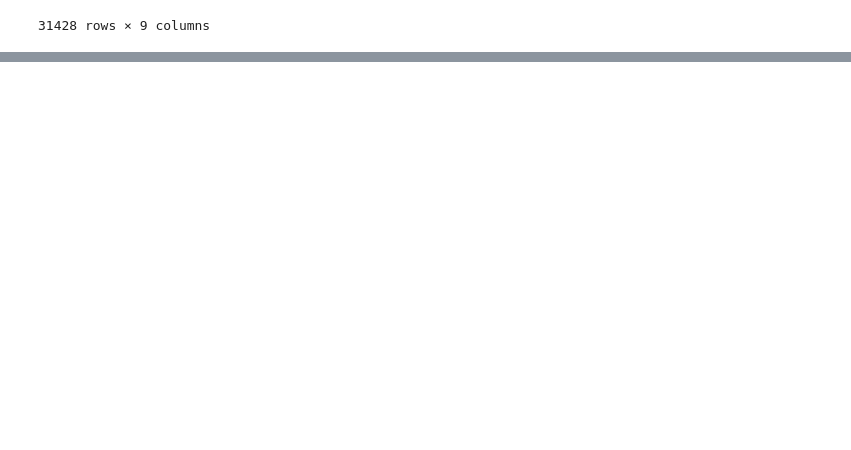
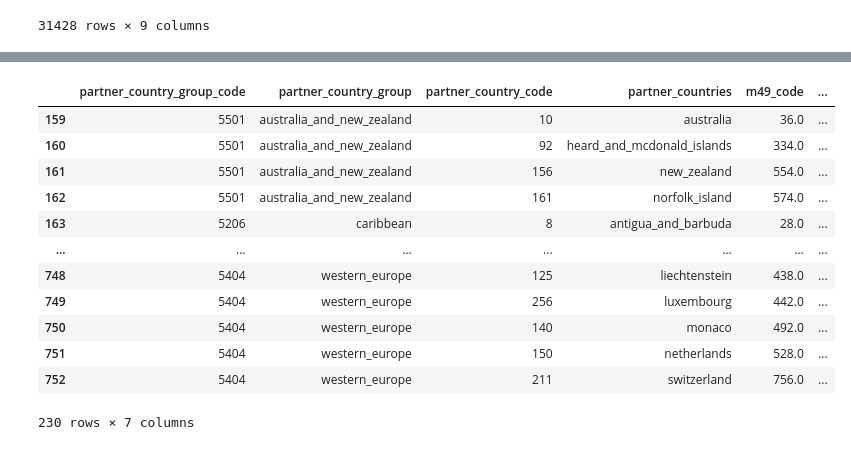
Before and after one commit to RolaMmss/D-couvrez-pandas-avec-le-jeu-de-donn-es-de-la-FAO, a Jupyter notebook: FAOProjetPandas.ipynb, the cells around one changed output, grey strips where cells are left out. Saved outputs shown, nothing was run; the diff lists cells and outputs as text; code cells hidden in the pictures; blank space fills up the shorter version.

```diff
--- a/FAOProjetPandas.ipynb
+++ b/FAOProjetPandas.ipynb
@@ -6,6 +7,8 @@ import matplotlib.pyplot as plt
 df_pop = pd.read_csv('df_pop.csv')
 df_anim = pd.read_csv('df_anim.csv')
 df_veg = pd.read_csv('df_veg.csv')
+df_zone = pd.read_csv('df_zone.csv')
+df_regions_countries = pd.read_csv('df_regions_countries.csv')
 # %% [markdown]
 FBS : Bilans Alimentaires: Bilans Alimentaires (2010-)
 # %%
@@ -13,6 +16,10 @@ FBS : Bilans Alimentaires: Bilans Alimentaires (2010-)
 df_pop.columns = df_pop.columns.str.strip().str.lower().str.replace(' ', '_')
 df_anim.columns = df_anim.columns.str.strip().str.lower().str.replace(' ', '_')
 df_veg.columns = df_veg.columns.str.strip().str.lower().str.replace(' ', '_')
+df_zone.columns = df_zone.columns.str.strip().str.lower().str.replace(' ', '_')
+df_regions_countries.columns  = df_regions_countries.columns.str.strip().str.lower().str.replace(' ', '_')
+df_regions_countries.partner_country_group  = df_regions_countries.partner_country_group.str.strip().str.lower().str.replace(' ', '_')
+df_regions_countries.partner_countries = df_regions_countries.partner_countries.str.strip().str.lower().str.replace(' ', '_')
 # %%
 #2.Quelle sont les dimensions des jeux de données ?
 print("La dimension de df_pop est : ",df_pop.shape)
@@ -328,0 +405,21 @@ df.drop(columns=('type'))
+# %%
+# df_regions_countries["partner_country_group"].drop('africa', 'americas', 'asia','europe','european_union_(27)','land_locked_developing_countries', 'least_developed_countries', inplace=True)
+my_list = ['africa', 'americas', 'asia','europe','european_union_(27)','land_locked_developing_countries', 'least_developed_countries','low_income_food_deficit_countries','net_food_importing_developing_countries','oceania','small_island_developing_states','world']
+mask1 = df_regions_countries.partner_country_group.isin(my_list)
+not_mask1 = ~mask1
+df_regions_countries[not_mask1]
+# df_mask1# = ~df_mask1
+# %% [output]
+|  | partner_country_group_code | partner_country_group | partner_country_code | partner_countries | m49_code | ... |
+| 159 | 5501 | australia_and_new_zealand | 10 | australia | 36.0 | ... |
+| 160 | 5501 | australia_and_new_zealand | 92 | heard_and_mcdonald_islands | 334.0 | ... |
+| 161 | 5501 | australia_and_new_zealand | 156 | new_zealand | 554.0 | ... |
+| 162 | 5501 | australia_and_new_zealand | 161 | norfolk_island | 574.0 | ... |
+| 163 | 5206 | caribbean | 8 | antigua_and_barbuda | 28.0 | ... |
+| ... | ... | ... | ... | ... | ... | ... |
+| 748 | 5404 | western_europe | 125 | liechtenstein | 438.0 | ... |
+| 749 | 5404 | western_europe | 256 | luxembourg | 442.0 | ... |
+| 750 | 5404 | western_europe | 140 | monaco | 492.0 | ... |
+| 751 | 5404 | western_europe | 150 | netherlands | 528.0 | ... |
+| 752 | 5404 | western_europe | 211 | switzerland | 756.0 | ... |
+230 rows × 7 columns
```
Also changed, not shown: parts of 7 cells of this notebook, 3 other files.
